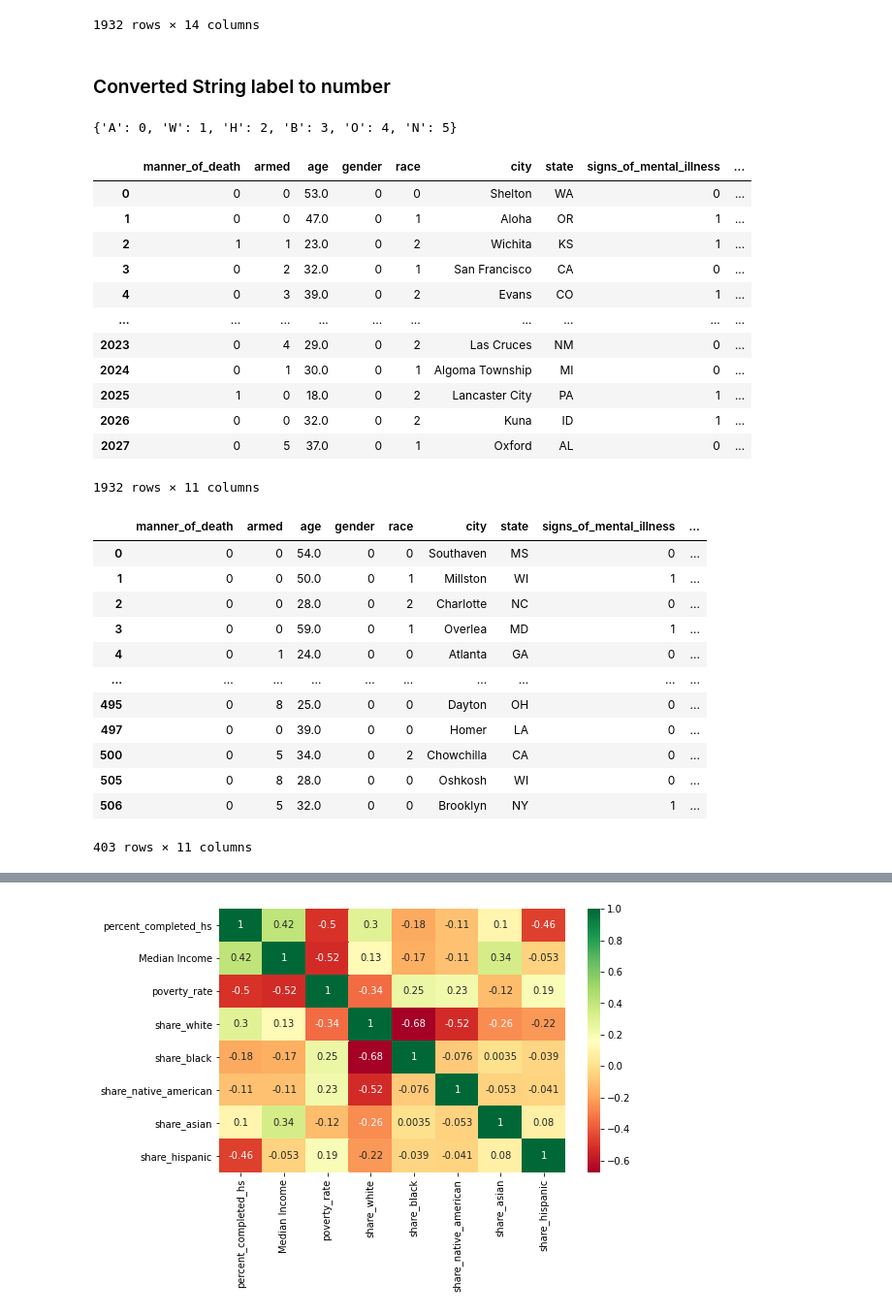
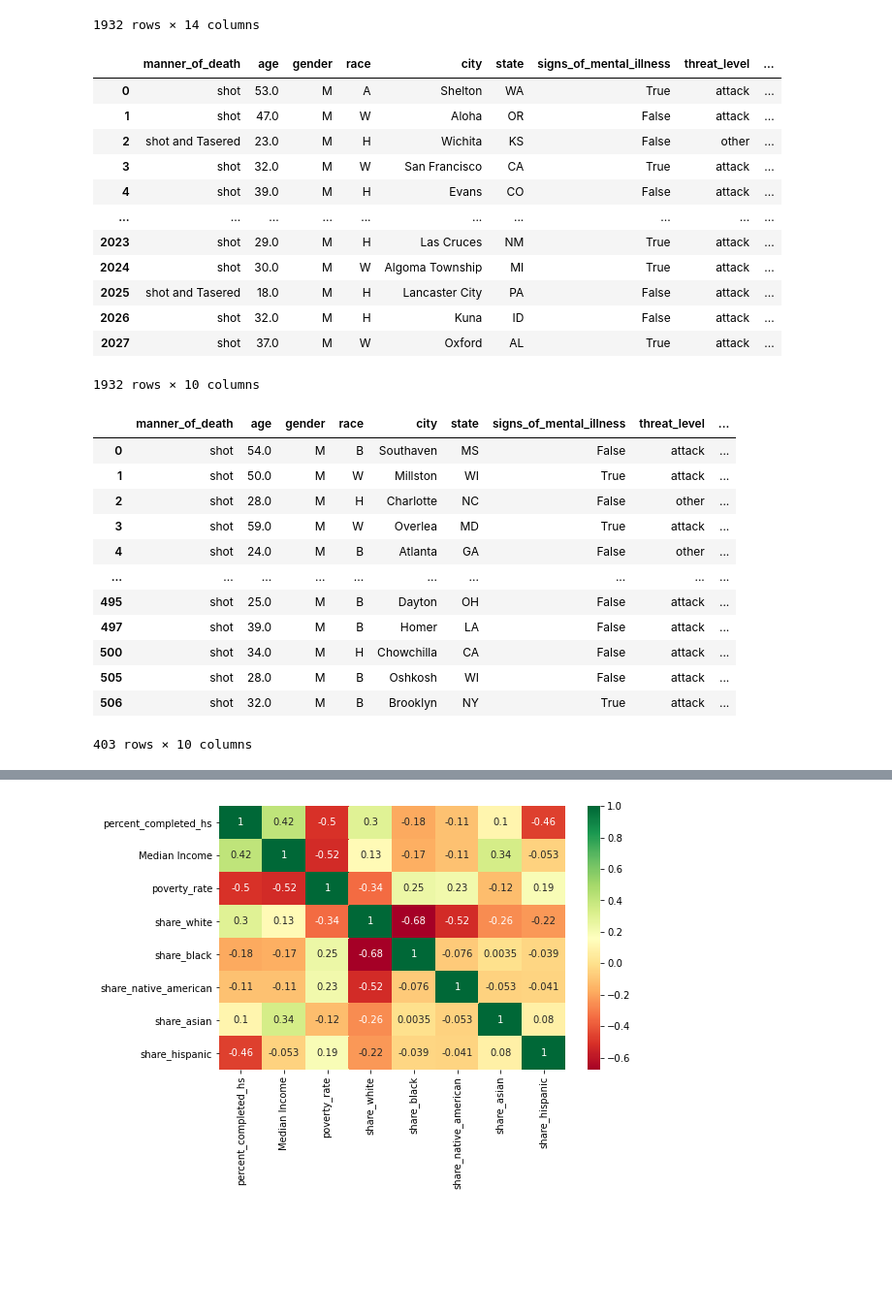
Before and after one commit to xudyang1/data_science_project, a Jupyter notebook: 05_07_update.ipynb, the cells around one changed output, grey strips where cells are left out. Shown at 97% size. Saved outputs shown, nothing was run; the diff lists cells and outputs as text; code cells hidden in the pictures; blank space fills up the shorter version.

```diff
--- a/05_07_update.ipynb
+++ b/05_07_update.ipynb
@@ -1031,35 +1049,21 @@ train
 | 2026 | 2259 | Ramon Milanez | 24/01/17 | shot | gun | 32.0 | M | H | Kuna | ID | ... |
 | 2027 | 2260 | Micah R. Lambert | 25/01/17 | shot | vehicle | 37.0 | M | W | Oxford | AL | ... |
 1932 rows × 14 columns
-# %% [markdown]
-### Converted String label to number
-# %%
-race_map = {}
-for (columnName, columnData) in train.iteritems():
-  if columnName != "city" and columnName != "state" and columnName != "age":
-    summaries = train[columnName].unique()
-    summary_mapping = {key:i for key,i in zip(summaries, range(len(summaries)))}
-    if columnName == "race":
-      race_map = summary_mapping.copy()
-    train[columnName] = [summary_mapping[elem] for elem in train[columnName]]
-
-race_map
-# %% [output]
-{'A': 0, 'W': 1, 'H': 2, 'B': 3, 'O': 4, 'N': 5}
 # %%
-train.drop(columns=['id', 'name', 'date'], inplace=True)
+# drop unnecessary columns
+train = train.drop(['id','name','date','armed'],axis=1)
 train
 # %% [output]
-|  | manner_of_death | armed | age | gender | race | city | state | signs_of_mental_illness | ... |
-| 0 | 0 | 0 | 53.0 | 0 | 0 | Shelton | WA | 0 | ... |
-| 1 | 0 | 0 | 47.0 | 0 | 1 | Aloha | OR | 1 | ... |
-| 2 | 1 | 1 | 23.0 | 0 | 2 | Wichita | KS | 1 | ... |
-| 3 | 0 | 2 | 32.0 | 0 | 1 | San Francisco | CA | 0 | ... |
-| 4 | 0 | 3 | 39.0 | 0 | 2 | Evans | CO | 1 | ... |
+|  | manner_of_death | age | gender | race | city | state | signs_of_mental_illness | threat_level | ... |
+| 0 | shot | 53.0 | M | A | Shelton | WA | True | attack | ... |
+| 1 | shot | 47.0 | M | W | Aloha | OR | False | attack | ... |
+| 2 | shot and Tasered | 23.0 | M | H | Wichita | KS | False | other | ... |
+| 3 | shot | 32.0 | M | W | San Francisco | CA | True | attack | ... |
+| 4 | shot | 39.0 | M | H | Evans | CO | False | attack | ... |
 | ... | ... | ... | ... | ... | ... | ... | ... | ... | ... |
-| 2023 | 0 | 4 | 29.0 | 0 | 2 | Las Cruces | NM | 0 | ... |
-| 2024 | 0 | 1 | 30.0 | 0 | 1 | Algoma Township | MI | 0 | ... |
-| 2025 | 1 | 0 | 18.0 | 0 | 2 | Lancaster City | PA | 1 | ... |
-| 2026 | 0 | 0 | 32.0 | 0 | 2 | Kuna | ID | 1 | ... |
-| 2027 | 0 | 5 | 37.0 | 0 | 1 | Oxford | AL | 0 | ... |
+| 2023 | shot | 29.0 | M | H | Las Cruces | NM | True | attack | ... |
+| 2024 | shot | 30.0 | M | W | Algoma Township | MI | True | attack | ... |
+| 2025 | shot and Tasered | 18.0 | M | H | Lancaster City | PA | False | attack | ... |
+| 2026 | shot | 32.0 | M | H | Kuna | ID | False | attack | ... |
+| 2027 | shot | 37.0 | M | W | Oxford | AL | True | attack | ... |
-1932 rows × 11 columns
+1932 rows × 10 columns
@@ -1072,17 +1070,18 @@ for (columnName, columnData) in test.iteritems():
 # %%
-test.drop(columns=['id', 'name', 'date'], inplace=True)
+# drop unnecessary columns
+test = test.drop(['id','name','date','armed'],axis=1)
 test
 # %% [output]
-|  | manner_of_death | armed | age | gender | race | city | state | signs_of_mental_illness | ... |
-| 0 | 0 | 0 | 54.0 | 0 | 0 | Southaven | MS | 0 | ... |
-| 1 | 0 | 0 | 50.0 | 0 | 1 | Millston | WI | 1 | ... |
-| 2 | 0 | 0 | 28.0 | 0 | 2 | Charlotte | NC | 0 | ... |
-| 3 | 0 | 0 | 59.0 | 0 | 1 | Overlea | MD | 1 | ... |
-| 4 | 0 | 1 | 24.0 | 0 | 0 | Atlanta | GA | 0 | ... |
+|  | manner_of_death | age | gender | race | city | state | signs_of_mental_illness | threat_level | ... |
+| 0 | shot | 54.0 | M | B | Southaven | MS | False | attack | ... |
+| 1 | shot | 50.0 | M | W | Millston | WI | True | attack | ... |
+| 2 | shot | 28.0 | M | H | Charlotte | NC | False | other | ... |
+| 3 | shot | 59.0 | M | W | Overlea | MD | True | attack | ... |
+| 4 | shot | 24.0 | M | B | Atlanta | GA | False | other | ... |
 | ... | ... | ... | ... | ... | ... | ... | ... | ... | ... |
-| 495 | 0 | 8 | 25.0 | 0 | 0 | Dayton | OH | 0 | ... |
-| 497 | 0 | 0 | 39.0 | 0 | 0 | Homer | LA | 0 | ... |
-| 500 | 0 | 5 | 34.0 | 0 | 2 | Chowchilla | CA | 0 | ... |
-| 505 | 0 | 8 | 28.0 | 0 | 0 | Oshkosh | WI | 0 | ... |
-| 506 | 0 | 5 | 32.0 | 0 | 0 | Brooklyn | NY | 1 | ... |
+| 495 | shot | 25.0 | M | B | Dayton | OH | False | attack | ... |
+| 497 | shot | 39.0 | M | B | Homer | LA | False | attack | ... |
+| 500 | shot | 34.0 | M | H | Chowchilla | CA | False | attack | ... |
+| 505 | shot | 28.0 | M | B | Oshkosh | WI | False | attack | ... |
+| 506 | shot | 32.0 | M | B | Brooklyn | NY | True | attack | ... |
-403 rows × 11 columns
+403 rows × 10 columns
```
Also changed, not shown: parts of 62 cells of this notebook.
